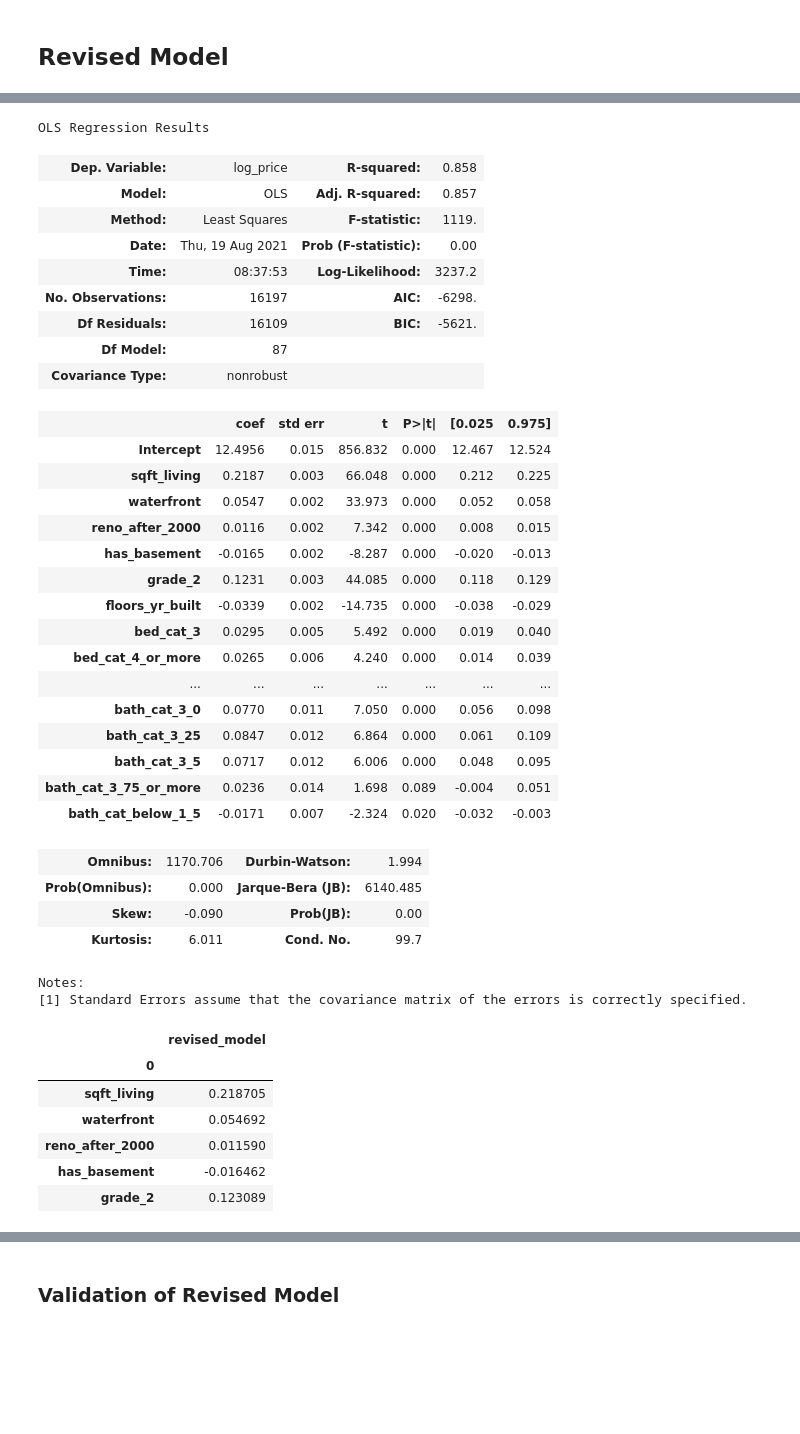
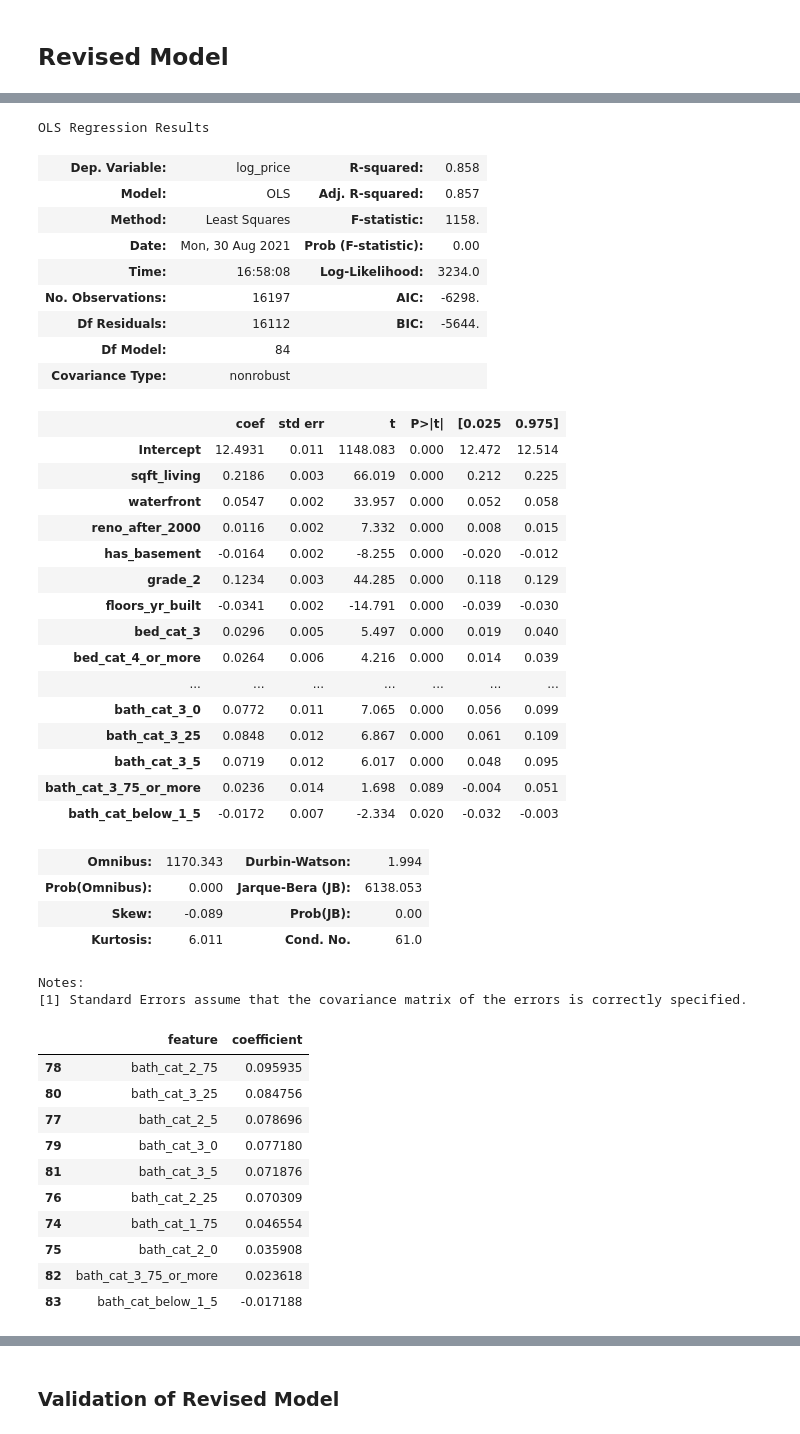
Before and after one commit to larends/dsc-phase-2-project, a Jupyter notebook: Phase 2 Project.ipynb, the cells around one changed output, grey strips where cells are left out. Drawn from its saved outputs; the diff is of its cells as text; code cells hidden in the pictures; blank space fills up the shorter version.

```diff
--- a/Phase 2 Project.ipynb
+++ b/Phase 2 Project.ipynb
@@ -1210,9 +1210,19 @@ cols_to_keep = ['log_price', 'bed_cat', 'sqft_living', 'waterfront',
 
 rev_df=rev_df[cols_to_keep]
 
+
 X_train_rev, X_test_rev, y_train_rev, y_test_rev = split_and_process(rev_df,
                                                                 'log_price')
 
+#drop non-significant zip codes
+
+X_train_rev = X_train_rev.drop(
+    ['zipcode_98002', 'zipcode_98003', 'zipcode_98032'], axis = 1)
+X_test_rev = X_test_rev.drop(
+    ['zipcode_98002', 'zipcode_98003', 'zipcode_98032'], axis = 1)
+
+
+
 train_df_rev = pd.concat([X_train_rev, y_train_rev], axis = 1)
 X_train_rev.shape, y_train_rev.shape, train_df_rev.shape
 # %% [output]
@@ -1225,33 +1235,33 @@ model.summary()
 OLS Regression Results
 | Dep. Variable: | log_price | R-squared: | 0.858 |
 | Model: | OLS | Adj. R-squared: | 0.857 |
-| Method: | Least Squares | F-statistic: | 1119. |
-| Date: | Thu, 19 Aug 2021 | Prob (F-statistic): | 0.00 |
-| Time: | 08:37:53 | Log-Likelihood: | 3237.2 |
+| Method: | Least Squares | F-statistic: | 1158. |
+| Date: | Mon, 30 Aug 2021 | Prob (F-statistic): | 0.00 |
+| Time: | 16:58:08 | Log-Likelihood: | 3234.0 |
 | No. Observations: | 16197 | AIC: | -6298. |
-| Df Residuals: | 16109 | BIC: | -5621. |
-| Df Model: | 87 |  |  |
+| Df Residuals: | 16112 | BIC: | -5644. |
+| Df Model: | 84 |  |  |
 | Covariance Type: | nonrobust |  |  |
 |  | coef | std err | t | P>|t| | [0.025 | 0.975] |
-| Intercept | 12.4956 | 0.015 | 856.832 | 0.000 | 12.467 | 12.524 |
-| sqft_living | 0.2187 | 0.003 | 66.048 | 0.000 | 0.212 | 0.225 |
-| waterfront | 0.0547 | 0.002 | 33.973 | 0.000 | 0.052 | 0.058 |
-| reno_after_2000 | 0.0116 | 0.002 | 7.342 | 0.000 | 0.008 | 0.015 |
-| has_basement | -0.0165 | 0.002 | -8.287 | 0.000 | -0.020 | -0.013 |
-| grade_2 | 0.1231 | 0.003 | 44.085 | 0.000 | 0.118 | 0.129 |
-| floors_yr_built | -0.0339 | 0.002 | -14.735 | 0.000 | -0.038 | -0.029 |
-| bed_cat_3 | 0.0295 | 0.005 | 5.492 | 0.000 | 0.019 | 0.040 |
-| bed_cat_4_or_more | 0.0265 | 0.006 | 4.240 | 0.000 | 0.014 | 0.039 |
+| Intercept | 12.4931 | 0.011 | 1148.083 | 0.000 | 12.472 | 12.514 |
+| sqft_living | 0.2186 | 0.003 | 66.019 | 0.000 | 0.212 | 0.225 |
+| waterfront | 0.0547 | 0.002 | 33.957 | 0.000 | 0.052 | 0.058 |
+| reno_after_2000 | 0.0116 | 0.002 | 7.332 | 0.000 | 0.008 | 0.015 |
+| has_basement | -0.0164 | 0.002 | -8.255 | 0.000 | -0.020 | -0.012 |
+| grade_2 | 0.1234 | 0.003 | 44.285 | 0.000 | 0.118 | 0.129 |
+| floors_yr_built | -0.0341 | 0.002 | -14.791 | 0.000 | -0.039 | -0.030 |
+| bed_cat_3 | 0.0296 | 0.005 | 5.497 | 0.000 | 0.019 | 0.040 |
+| bed_cat_4_or_more | 0.0264 | 0.006 | 4.216 | 0.000 | 0.014 | 0.039 |
 | ... | ... | ... | ... | ... | ... | ... |
-| bath_cat_3_0 | 0.0770 | 0.011 | 7.050 | 0.000 | 0.056 | 0.098 |
-| bath_cat_3_25 | 0.0847 | 0.012 | 6.864 | 0.000 | 0.061 | 0.109 |
-| bath_cat_3_5 | 0.0717 | 0.012 | 6.006 | 0.000 | 0.048 | 0.095 |
+| bath_cat_3_0 | 0.0772 | 0.011 | 7.065 | 0.000 | 0.056 | 0.099 |
+| bath_cat_3_25 | 0.0848 | 0.012 | 6.867 | 0.000 | 0.061 | 0.109 |
+| bath_cat_3_5 | 0.0719 | 0.012 | 6.017 | 0.000 | 0.048 | 0.095 |
 | bath_cat_3_75_or_more | 0.0236 | 0.014 | 1.698 | 0.089 | -0.004 | 0.051 |
-| bath_cat_below_1_5 | -0.0171 | 0.007 | -2.324 | 0.020 | -0.032 | -0.003 |
+| bath_cat_below_1_5 | -0.0172 | 0.007 | -2.334 | 0.020 | -0.032 | -0.003 |
-| Omnibus: | 1170.706 | Durbin-Watson: | 1.994 |
-| Prob(Omnibus): | 0.000 | Jarque-Bera (JB): | 6140.485 |
-| Skew: | -0.090 | Prob(JB): | 0.00 |
-| Kurtosis: | 6.011 | Cond. No. | 99.7 |
+| Omnibus: | 1170.343 | Durbin-Watson: | 1.994 |
+| Prob(Omnibus): | 0.000 | Jarque-Bera (JB): | 6138.053 |
+| Skew: | -0.089 | Prob(JB): | 0.00 |
+| Kurtosis: | 6.011 | Cond. No. | 61.0 |
 Notes:
 [1] Standard Errors assume that the covariance matrix of the errors is correctly specified.
 # %%
@@ -1262,14 +1272,19 @@ residuals_rev_test = get_residuals(y_test_rev, y_pred_rev)
 residuals_rev_train = get_residuals(y_test_rev, y_train_rev)
 # %%
 coefficients = pd.DataFrame.from_dict(list(zip(X_train_rev.columns,
-                                               lr_rev.coef_))).set_index(0)
-coefficients.columns = ['revised_model']
-coefficients[:5]
+                                               lr_rev.coef_)))
+coefficients.columns = ['feature', 'coefficient']
+coefficients_bath = coefficients[coefficients['feature'].str.startswith('bath')]
+coefficients_bath.sort_values('coefficient', ascending=False)
 # %% [output]
-|  | revised_model |
-| 0 |  |
-| sqft_living | 0.218705 |
-| waterfront | 0.054692 |
-| reno_after_2000 | 0.011590 |
-| has_basement | -0.016462 |
-| grade_2 | 0.123089 |
+|  | feature | coefficient |
+| 78 | bath_cat_2_75 | 0.095935 |
+| 80 | bath_cat_3_25 | 0.084756 |
+| 77 | bath_cat_2_5 | 0.078696 |
+| 79 | bath_cat_3_0 | 0.077180 |
+| 81 | bath_cat_3_5 | 0.071876 |
+| 76 | bath_cat_2_25 | 0.070309 |
+| 74 | bath_cat_1_75 | 0.046554 |
+| 75 | bath_cat_2_0 | 0.035908 |
+| 82 | bath_cat_3_75_or_more | 0.023618 |
+| 83 | bath_cat_below_1_5 | -0.017188 |
```
Also changed, not shown: parts of 47 cells of this notebook, 7 other files.
